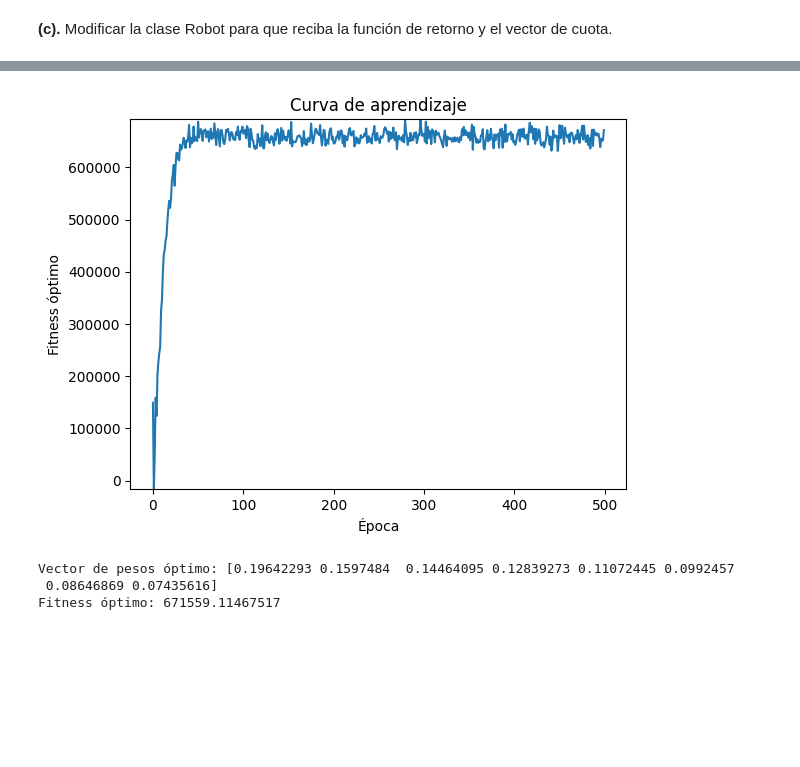
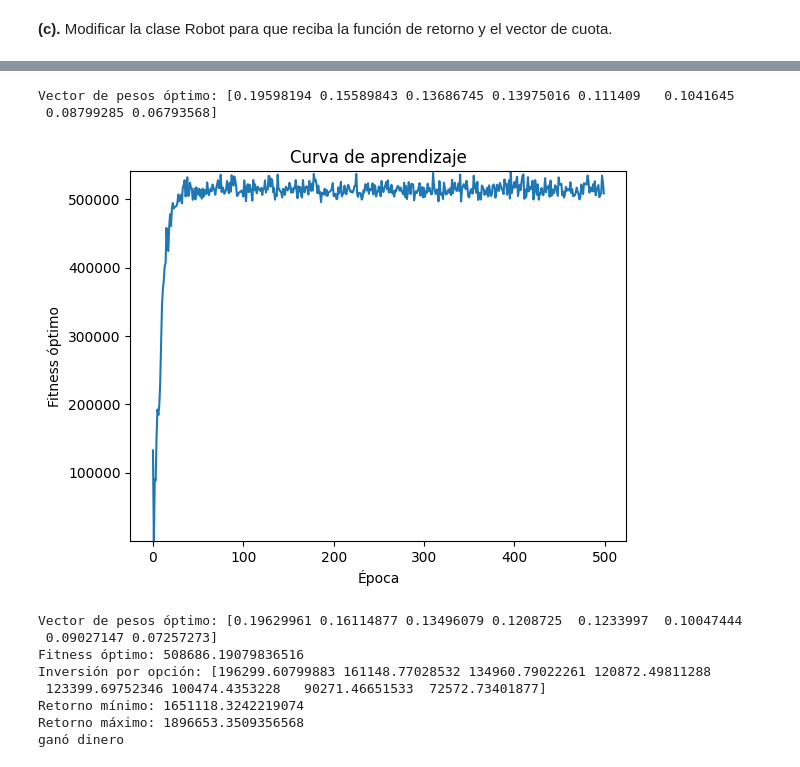
Before and after one commit to MafeGomez-11/M-todos1_MariaFernandaGomez_MarianaMoya, a Jupyter notebook: Parcial2/Parcial_2.ipynb, the cells around one changed output, grey strips where cells are left out. Drawn from its saved outputs; the diff is of its cells as text; code cells hidden in the pictures; blank space fills up the shorter version.

```diff
--- a/Parcial2/Parcial_2.ipynb
+++ b/Parcial2/Parcial_2.ipynb
@@ -593,7 +618,7 @@ import matplotlib.pyplot as plt
 
 # Definir la función de retorno
 def R(w, Cuotas, Ca):
-    return Ca *np.min(((w * Cuotas) - 1))
+    return (Ca/1.28) * np.min(((w * Cuotas) - 1))
 
 # Definir la clase Robot
 class Robot:
@@ -609,10 +634,14 @@ class Robot:
         self.r = self.r / np.sum(self.r)
 
     def Mutate(self):
+        # Aplica la mutación
+        self.r += np.random.normal(loc=0., scale=self.rate, size=self.cuotas.shape[0])
 
-        self.r += np.random.normal(loc=0., scale=self.rate, size=self.cuotas.shape[0])
-        self.r = np.abs(self.r)  # Asegura que no haya valores negativos
-        self.r = self.r / np.sum(self.r)
+        # Asegúrate de que no haya valores negativos
+        self.r = np.maximum(self.r, 0)
+
+        # Normaliza la suma a 1
+        self.r /= np.sum(self.r)
 
     def GetR(self):
         return self.r
@@ -626,7 +655,6 @@ class Robot:
 
     def GetFitness(self):
         return self.Fitness
-
 
 # Crear la población de robots
 N = 500
@@ -650,35 +678,60 @@ for epoch in range(500):
     mejores_robots = robots[:int(N/2)]
 
     # Crear una nueva generación de robots
     nuevos_robots = []
     for _ in range(N - int(N/2)):
         padre = np.random.choice(mejores_robots)
         hijo = Robot(R, Cuotas, rate=padre.rate)
         hijo.r = padre.GetR() + np.random.normal(loc=0., scale=padre.rate, size=Cuotas.shape[0])
         hijo.r = np.abs(hijo.r)  # Asegura que no haya valores negativos
         hijo.r = hijo.r / np.sum(hijo.r)
         nuevos_robots.append(hijo)
 
     robots = mejores_robots + nuevos_robots
 
     # Almacenar el valor de fitness óptimo en la historia
     fitness_history.append(max(robots, key=lambda x: x.GetFitness()).GetFitness())
-
+vector_de_pesos_optimo = mejor_robot.GetR()
+print("Vector de pesos óptimo:", vector_de_pesos_optimo)
 # Graficar la curva de aprendizaje
 plt.plot(fitness_history)
 plt.xlabel('Época')
 plt.ylabel('Fitness óptimo')
 plt.ylim(bottom=min(fitness_history), top=max(fitness_history))
 plt.title('Curva de aprendizaje')
 plt.show()
 
 # Seleccionar el robot con mayor fitness
 mejor_robot = max(robots, key=lambda x: x.GetFitness())
 print()
 print("Vector de pesos óptimo:", mejor_robot.GetR())
 print("Fitness óptimo:", mejor_robot.GetFitness())
+
+inversion_por_opcion = mejor_robot.GetR() * Ca
+print("Inversión por opción:", inversion_por_opcion)
+posibles_retornos = inversion_por_opcion * Cuotas
+
+# Encuentra el retorno mínimo y máximo
+retorno_minimo = np.min(posibles_retornos)
+retorno_maximo = np.max(posibles_retornos)
+
+print("Retorno mínimo:", retorno_minimo)
+print("Retorno máximo:", retorno_maximo)
+
+# Determina si se ganó o perdió dinero
+if retorno_minimo > Ca:  # Compara el retorno mínimo con el capital inicial
+    print("ganó dinero")
+else:
+    print("perdió dinero")
 # %% [output]
+Vector de pesos óptimo: [0.19598194 0.15589843 0.13686745 0.13975016 0.111409   0.1041645
+ 0.08799285 0.06793568]
-[figure, old version]
+[figure, new version]
-Vector de pesos óptimo: [0.19642293 0.1597484  0.14464095 0.12839273 0.11072445 0.0992457
- 0.08646869 0.07435616]
-Fitness óptimo: 671559.11467517
+Vector de pesos óptimo: [0.19629961 0.16114877 0.13496079 0.1208725  0.1233997  0.10047444
+ 0.09027147 0.07257273]
+Fitness óptimo: 508686.19079836516
+Inversión por opción: [196299.60799883 161148.77028532 134960.79022261 120872.49811288
+ 123399.69752346 100474.4353228   90271.46651533  72572.73401877]
+Retorno mínimo: 1651118.3242219074
+Retorno máximo: 1896653.3509356568
+ganó dinero
```
Also changed, not shown: parts of 4 cells of this notebook.
